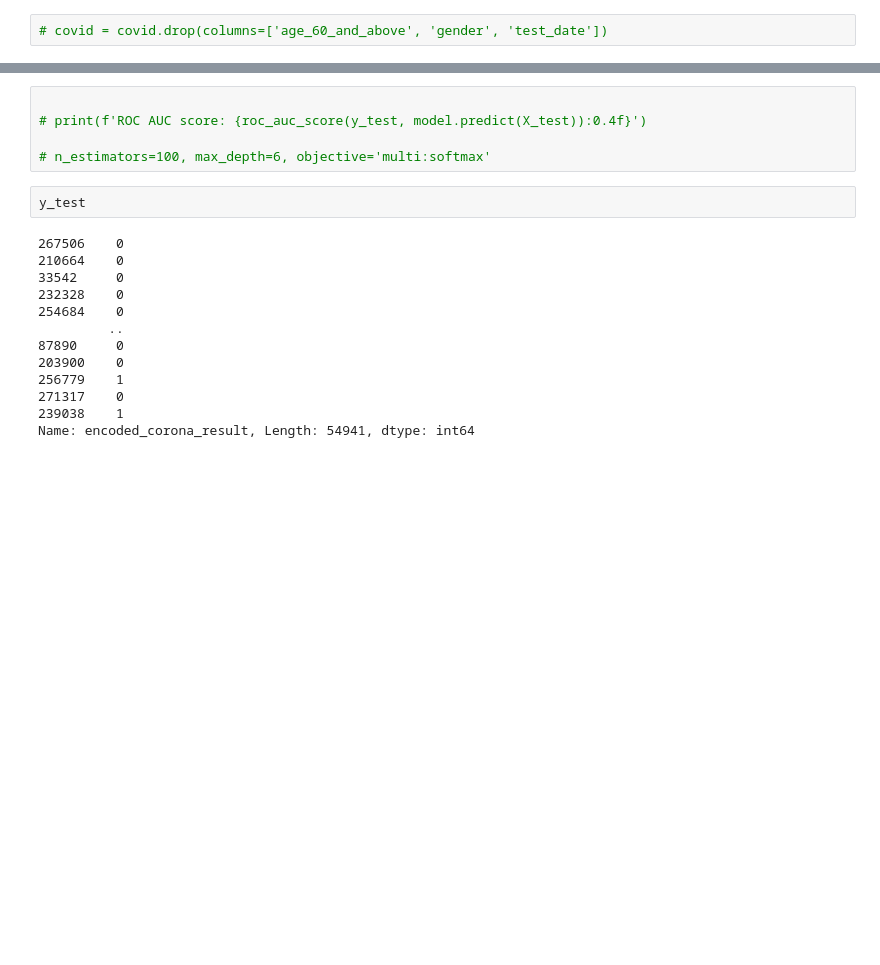
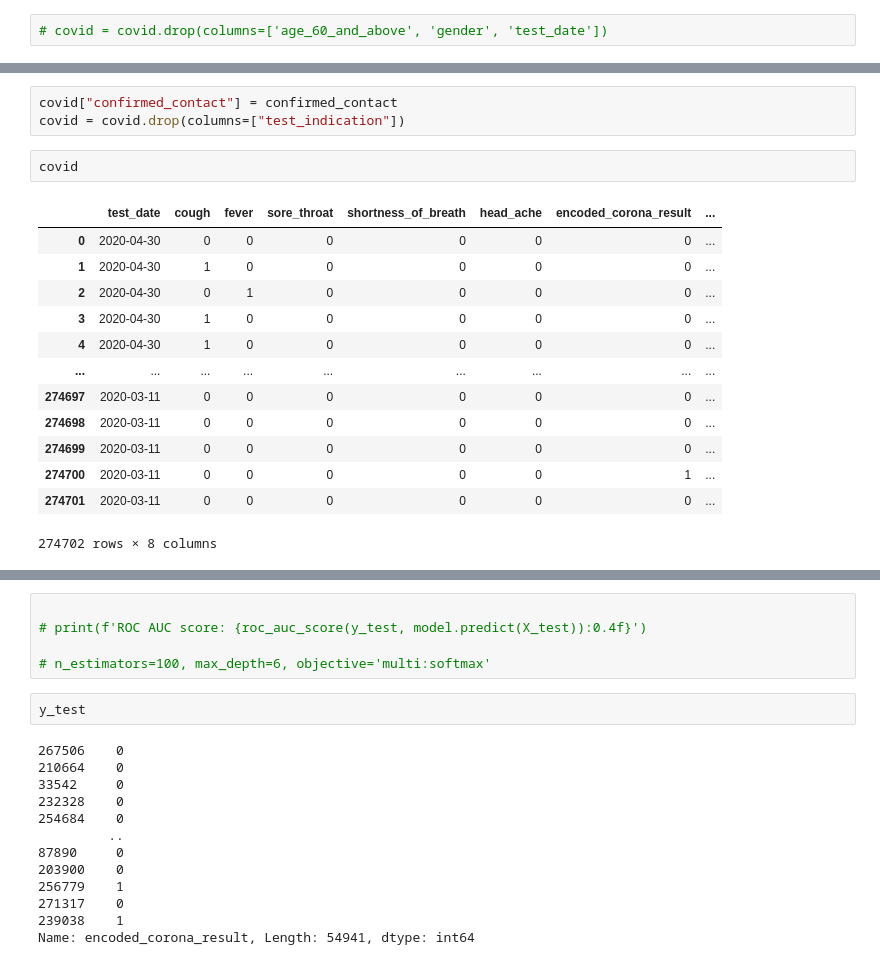
Before and after one commit to simonespa/apprenticeship-hackathon, a Jupyter notebook: raymond_trial_pipeline.ipynb, the cells around one changed output, grey strips where cells are left out. Drawn from its saved outputs; the diff is of its cells as text; blank space fills up the shorter version.

```diff
--- a/raymond_trial_pipeline.ipynb
+++ b/raymond_trial_pipeline.ipynb
@@ -114,0 +180,19 @@ covid.sample(5)
+# %%
+covid["confirmed_contact"] = confirmed_contact
+covid = covid.drop(columns=["test_indication"])
+# %%
+covid
+# %% [output]
+|  | test_date | cough | fever | sore_throat | shortness_of_breath | head_ache | encoded_corona_result | ... |
+| 0 | 2020-04-30 | 0 | 0 | 0 | 0 | 0 | 0 | ... |
+| 1 | 2020-04-30 | 1 | 0 | 0 | 0 | 0 | 0 | ... |
+| 2 | 2020-04-30 | 0 | 1 | 0 | 0 | 0 | 0 | ... |
+| 3 | 2020-04-30 | 1 | 0 | 0 | 0 | 0 | 0 | ... |
+| 4 | 2020-04-30 | 1 | 0 | 0 | 0 | 0 | 0 | ... |
+| ... | ... | ... | ... | ... | ... | ... | ... | ... |
+| 274697 | 2020-03-11 | 0 | 0 | 0 | 0 | 0 | 0 | ... |
+| 274698 | 2020-03-11 | 0 | 0 | 0 | 0 | 0 | 0 | ... |
+| 274699 | 2020-03-11 | 0 | 0 | 0 | 0 | 0 | 0 | ... |
+| 274700 | 2020-03-11 | 0 | 0 | 0 | 0 | 0 | 1 | ... |
+| 274701 | 2020-03-11 | 0 | 0 | 0 | 0 | 0 | 0 | ... |
+274702 rows × 8 columns
```
Also changed, not shown: parts of 17 cells of this notebook.
